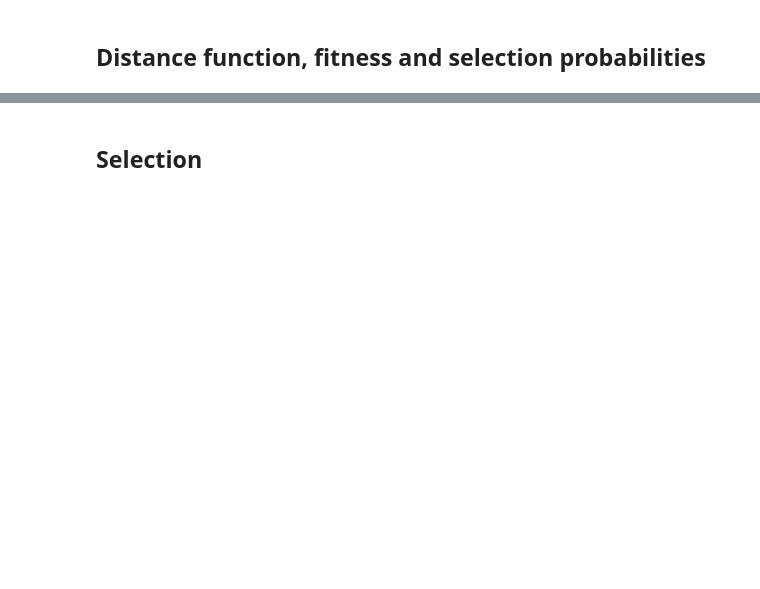
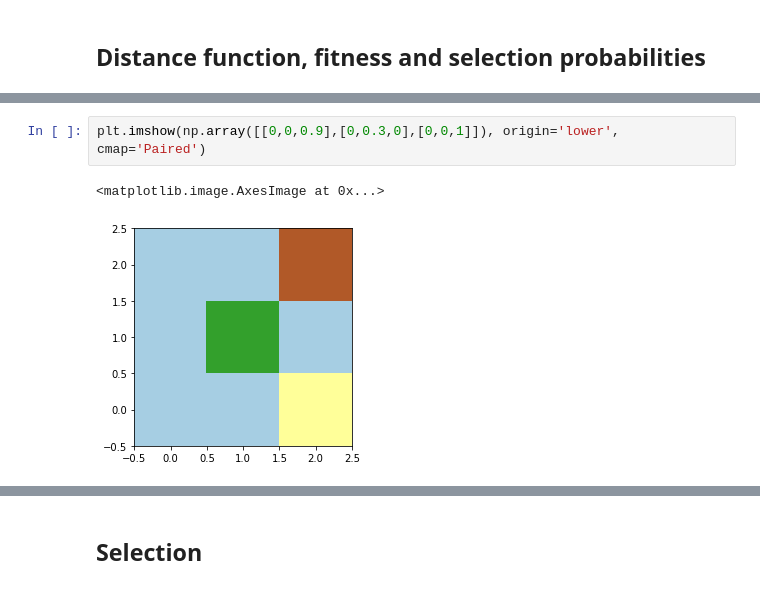
Before and after one commit to francisco-simoes/genetically-trained-robots, a Jupyter notebook: Robots_genetic_algorithm.ipynb, the cells around one changed output, grey strips where cells are left out. Cells and saved outputs as stored; diff of their text form; blank space fills up the shorter version.

```diff
--- a/Robots_genetic_algorithm.ipynb
+++ b/Robots_genetic_algorithm.ipynb
@@ -79,0 +127,5 @@ initialize_robots()
+# %%
+plt.imshow(np.array([[0,0,0.9],[0,0.3,0],[0,0,1]]), origin='lower', cmap='Paired')
+# %% [output]
+<matplotlib.image.AxesImage at 0x...>
+[figure, added]
```
Also changed, not shown: parts of 42 cells of this notebook.
